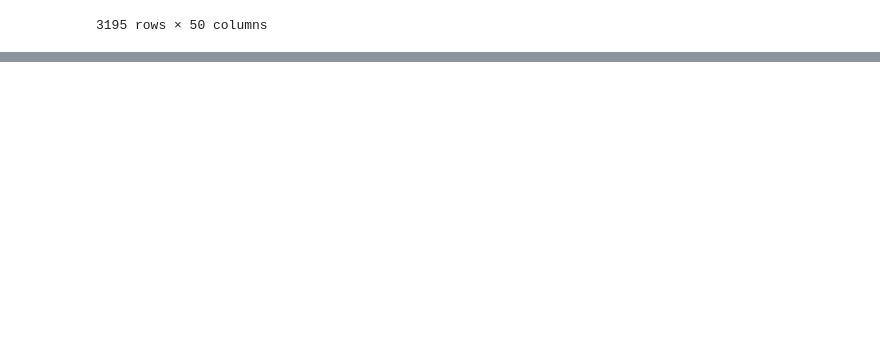
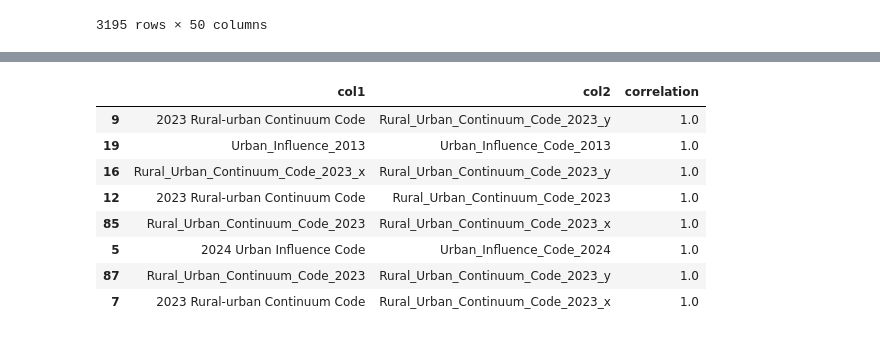
Before and after one commit to kneshio/cs441_project, a Jupyter notebook: main.ipynb, the cells around one changed output, grey strips where cells are left out. Drawn from its saved outputs; the diff is of its cells as text; code cells hidden in the pictures; blank space fills up the shorter version.

```diff
--- a/main.ipynb
+++ b/main.ipynb
@@ -370,0 +372,12 @@ correlated_pairs(merged)
+# %%
+mcorr[mcorr['correlation'] == 1]
+# %% [output]
+|  | col1 | col2 | correlation |
+| 9 | 2023 Rural-urban Continuum Code | Rural_Urban_Continuum_Code_2023_y | 1.0 |
+| 19 | Urban_Influence_2013 | Urban_Influence_Code_2013 | 1.0 |
+| 16 | Rural_Urban_Continuum_Code_2023_x | Rural_Urban_Continuum_Code_2023_y | 1.0 |
+| 12 | 2023 Rural-urban Continuum Code | Rural_Urban_Continuum_Code_2023 | 1.0 |
+| 85 | Rural_Urban_Continuum_Code_2023 | Rural_Urban_Continuum_Code_2023_x | 1.0 |
+| 5 | 2024 Urban Influence Code | Urban_Influence_Code_2024 | 1.0 |
+| 87 | Rural_Urban_Continuum_Code_2023 | Rural_Urban_Continuum_Code_2023_y | 1.0 |
+| 7 | 2023 Rural-urban Continuum Code | Rural_Urban_Continuum_Code_2023_x | 1.0 |
```
Also changed, not shown: parts of 3 cells of this notebook.
